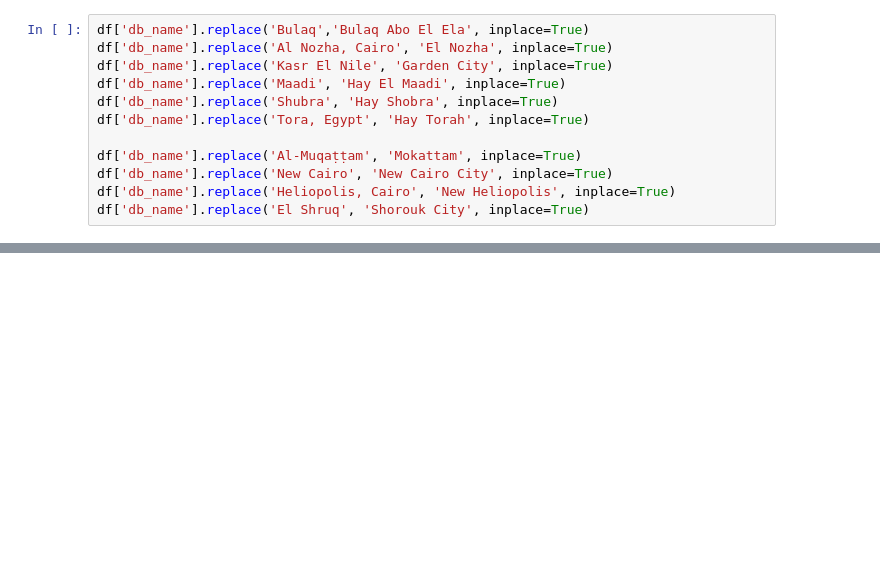
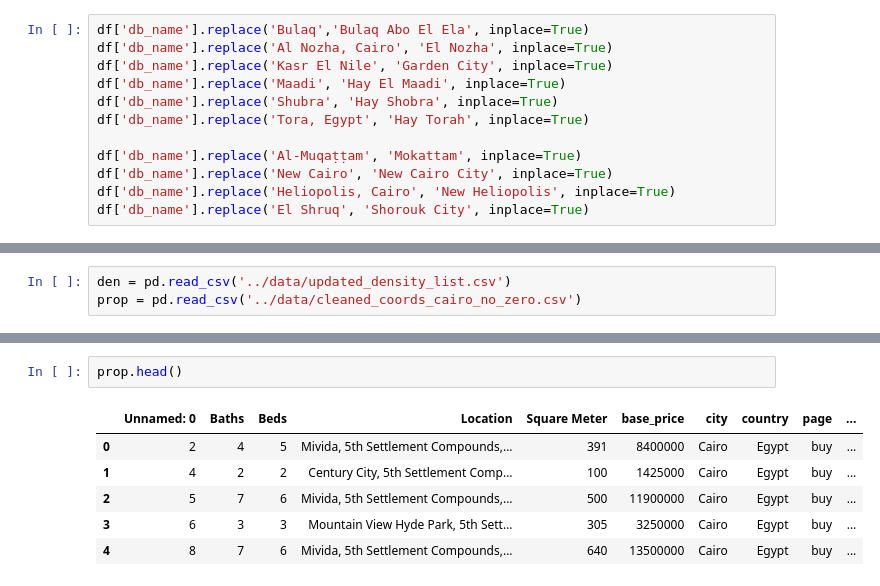
Before and after one commit to cbump229/New-light-informal-settlement-id, a Jupyter notebook: Population Map/code/density_cleaning.ipynb, the cells around one changed output, grey strips where cells are left out. Cells and saved outputs as stored; diff of their text form; blank space fills up the shorter version.

```diff
--- a/Population Map/code/density_cleaning.ipynb
+++ b/Population Map/code/density_cleaning.ipynb
@@ -155,0 +158,3 @@ df.to_csv('CSVs/updated_density_list.csv')
+# %%
+den = pd.read_csv('../data/updated_density_list.csv')
+prop = pd.read_csv('../data/cleaned_coords_cairo_no_zero.csv')
@@ -155,0 +170,9 @@ df.to_csv('CSVs/updated_density_list.csv')
+# %%
+prop.head()
+# %% [output]
+|  | Unnamed: 0 | Baths | Beds | Location | Square Meter | base_price | city | country | page | ... |
+| 0 | 2 | 4 | 5 | Mivida, 5th Settlement Compounds,... | 391 | 8400000 | Cairo | Egypt | buy | ... |
+| 1 | 4 | 2 | 2 | Century City, 5th Settlement Comp... | 100 | 1425000 | Cairo | Egypt | buy | ... |
+| 2 | 5 | 7 | 6 | Mivida, 5th Settlement Compounds,... | 500 | 11900000 | Cairo | Egypt | buy | ... |
+| 3 | 6 | 3 | 3 | Mountain View Hyde Park, 5th Sett... | 305 | 3250000 | Cairo | Egypt | buy | ... |
+| 4 | 8 | 7 | 6 | Mivida, 5th Settlement Compounds,... | 640 | 13500000 | Cairo | Egypt | buy | ... |
```
Also changed, not shown: parts of 14 cells of this notebook, 28 other files.
